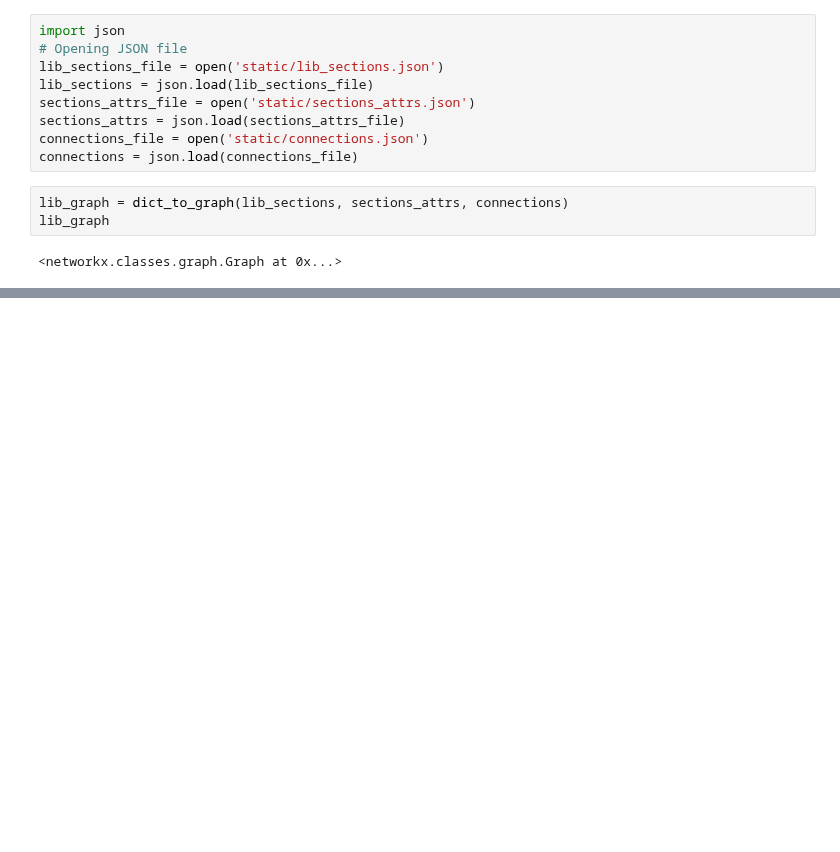
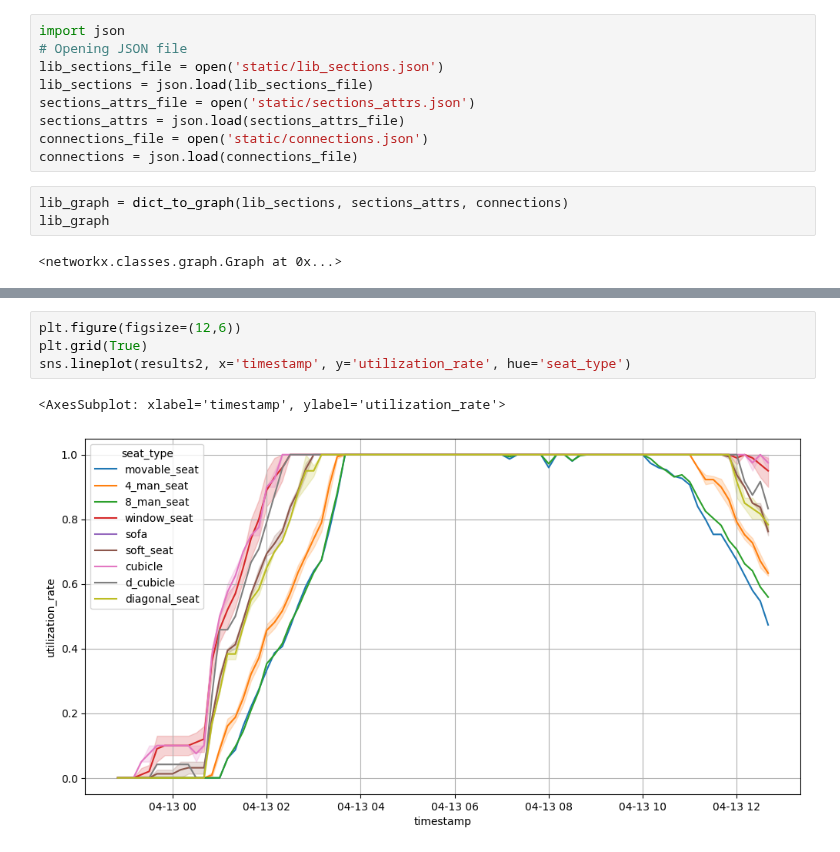
Before and after one commit to chriskbs/DSA3101, a Jupyter notebook: simulation-test.ipynb, the cells around one changed output, grey strips where cells are left out. Saved outputs shown, nothing was run; the diff lists cells and outputs as text; blank space fills up the shorter version.

Commit message:
Add simulation test results

```diff
--- a/simulation-test.ipynb
+++ b/simulation-test.ipynb
@@ -91,3 +90,10 @@ sns.lineplot(results2, x='timestamp', y='utilization_rate', hue='level')
+# %%
+plt.figure(figsize=(12,6))
+plt.grid(True)
+sns.lineplot(results2, x='timestamp', y='utilization_rate', hue='seat_type')
+# %% [output]
+<AxesSubplot: xlabel='timestamp', ylabel='utilization_rate'>
+[figure, added]
 # %%
 agents = model.datacollector.get_agent_vars_dataframe()
 agents
```
Also changed, not shown: parts of 10 cells of this notebook.
